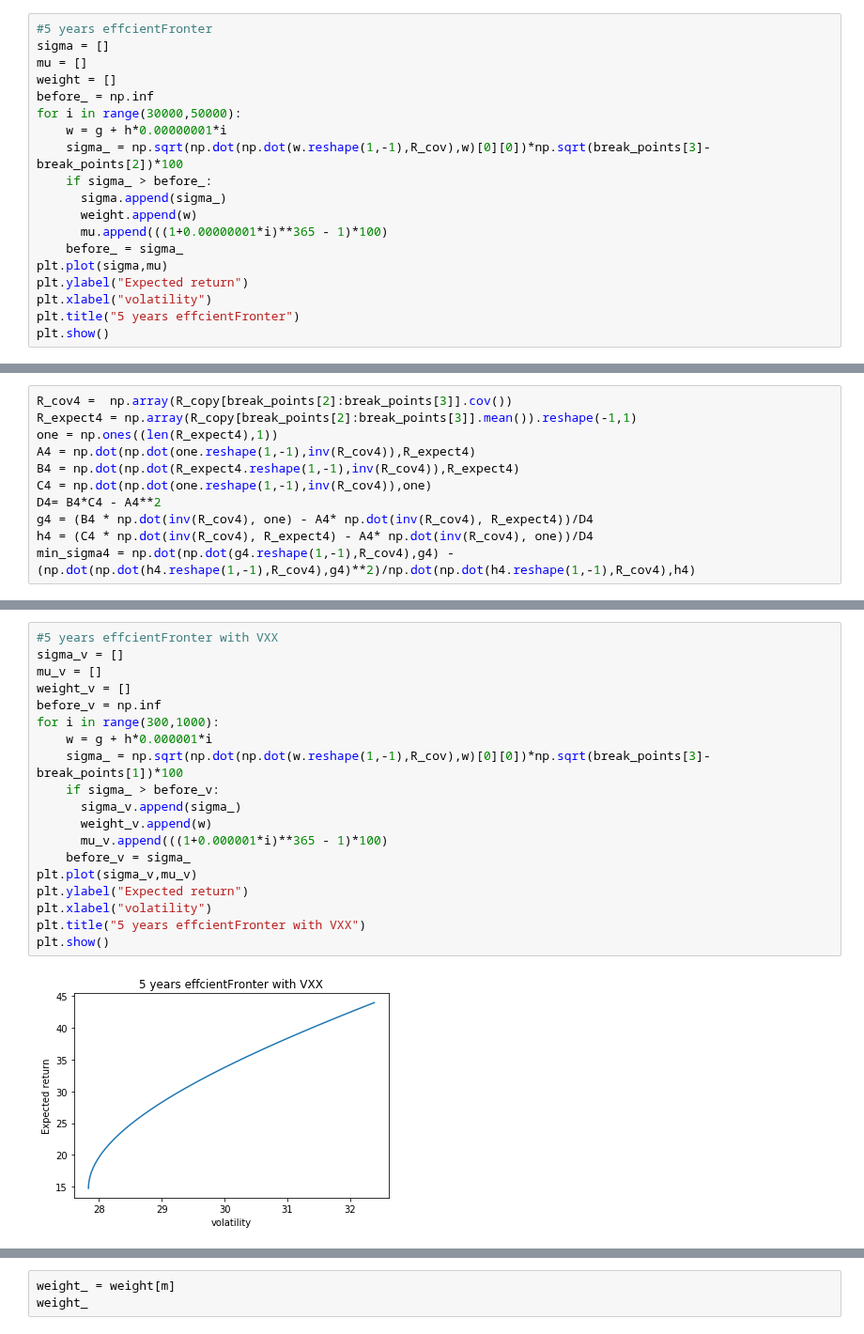
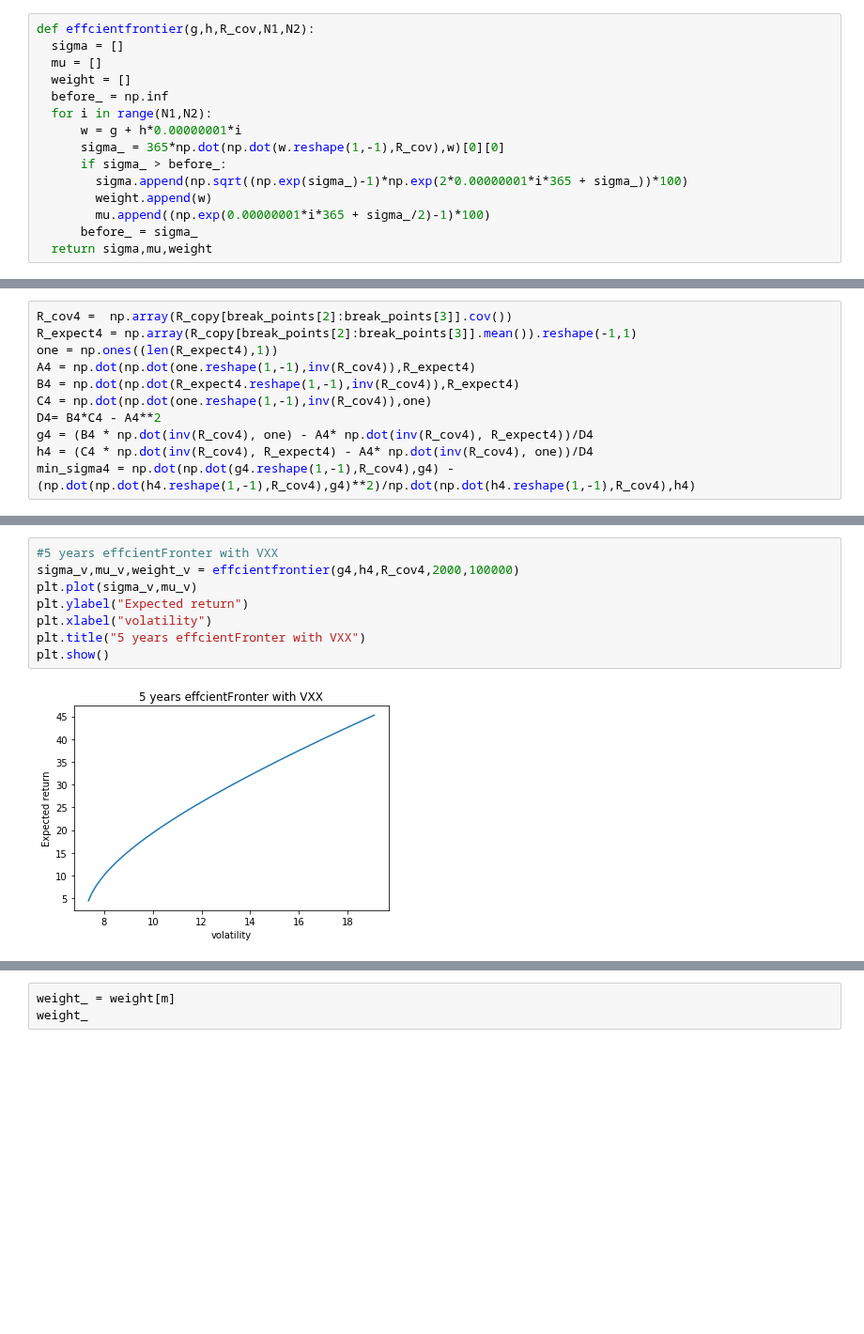
Before and after one commit to wuchenyu38/MA574_Portfolio-Valuation-and-Risk-Management, a Jupyter notebook: src/Markowitz2.ipynb, the cells around one changed output, grey strips where cells are left out. Shown at 94% size. Saved outputs shown, nothing was run; the diff lists cells and outputs as text; blank space fills up the shorter version.

```diff
--- a/src/Markowitz2.ipynb
+++ b/src/Markowitz2.ipynb
@@ -68,19 +68,15 @@ array([[4.40130489e-05]])
 # %%
-#5 years effcientFronter
-sigma = []
-mu = []
-weight = []
-before_ = np.inf
-for i in range(30000,50000):
-    w = g + h*0.00000001*i
-    sigma_ = np.sqrt(np.dot(np.dot(w.reshape(1,-1),R_cov),w)[0][0])*np.sqrt(break_points[3]-break_points[2])*100
-    if sigma_ > before_:
-      sigma.append(sigma_)
-      weight.append(w)
-      mu.append(((1+0.00000001*i)**365 - 1)*100)
-    before_ = sigma_
-plt.plot(sigma,mu)
-plt.ylabel("Expected return")
-plt.xlabel("volatility")
-plt.title("5 years effcientFronter")
-plt.show()
+def effcientfrontier(g,h,R_cov,N1,N2):
+  sigma = []
+  mu = []
+  weight = []
+  before_ = np.inf
+  for i in range(N1,N2):
+      w = g + h*0.00000001*i
+      sigma_ = 365*np.dot(np.dot(w.reshape(1,-1),R_cov),w)[0][0]
+      if sigma_ > before_:
+        sigma.append(np.sqrt((np.exp(sigma_)-1)*np.exp(2*0.00000001*i*365 + sigma_))*100)
+        weight.append(w)
+        mu.append((np.exp(0.00000001*i*365 + sigma_/2)-1)*100)
+      before_ = sigma_
+  return sigma,mu,weight
@@ -249,21 +231,10 @@ array([[1.3633812e-05]])
 # %%
 #5 years effcientFronter with VXX
-sigma_v = []
-mu_v = []
-weight_v = []
-before_v = np.inf
-for i in range(300,1000):
-    w = g + h*0.000001*i
-    sigma_ = np.sqrt(np.dot(np.dot(w.reshape(1,-1),R_cov),w)[0][0])*np.sqrt(break_points[3]-break_points[1])*100
-    if sigma_ > before_v:
-      sigma_v.append(sigma_)
-      weight_v.append(w)
-      mu_v.append(((1+0.000001*i)**365 - 1)*100)
-    before_v = sigma_
+sigma_v,mu_v,weight_v = effcientfrontier(g4,h4,R_cov4,2000,100000)
 plt.plot(sigma_v,mu_v)
 plt.ylabel("Expected return")
 plt.xlabel("volatility")
 plt.title("5 years effcientFronter with VXX")
 plt.show()
 # %% [output]
-[figure, old version]
+[figure, new version]
```
Also changed, not shown: parts of 20 cells of this notebook.
